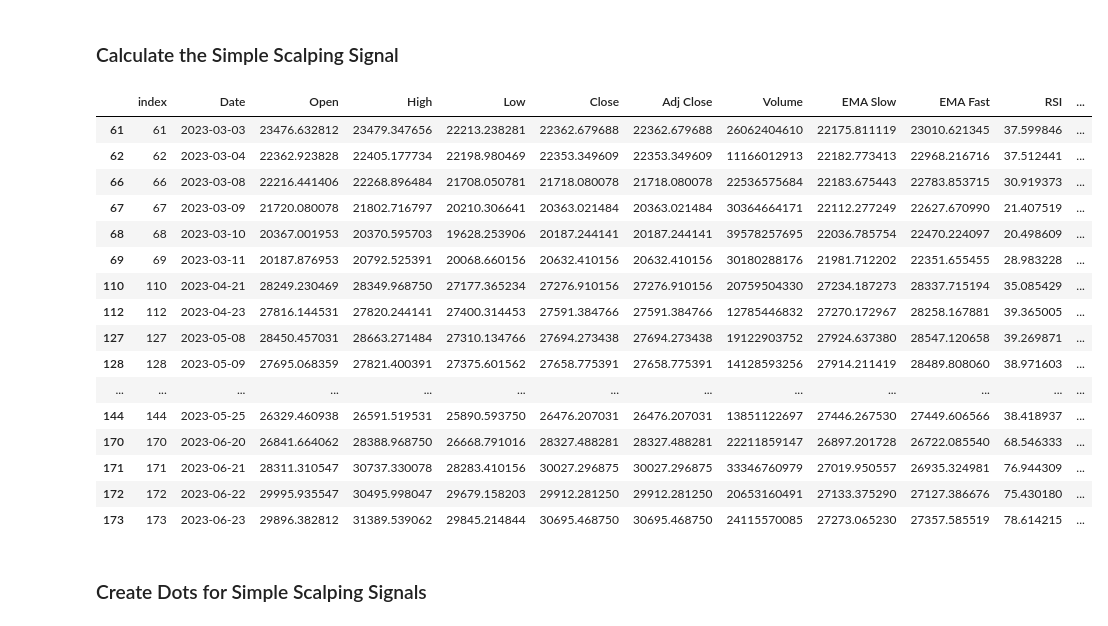
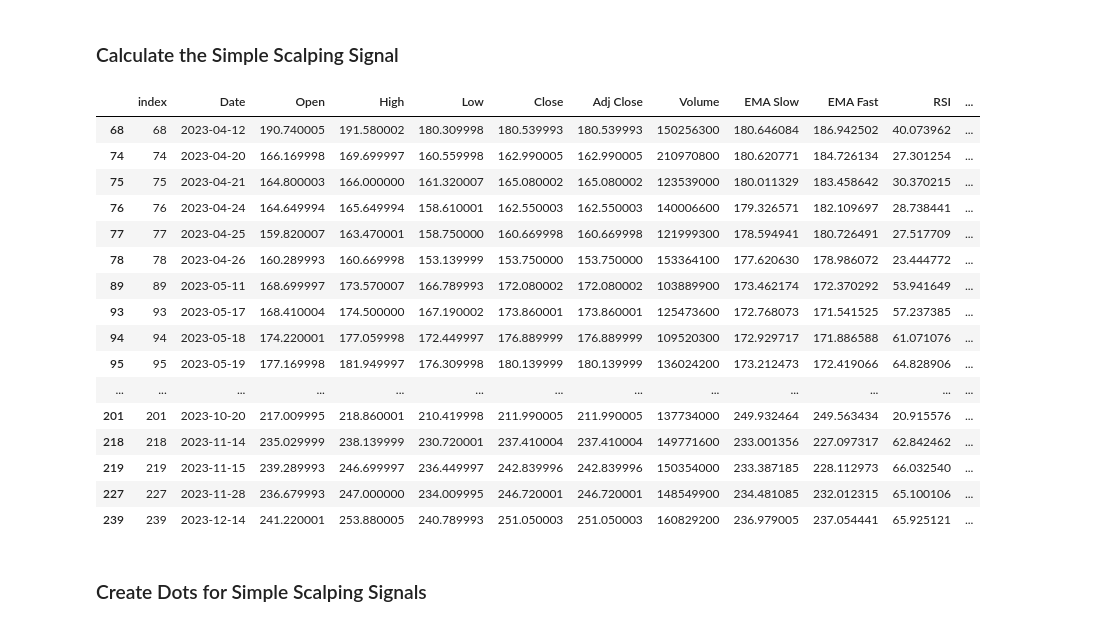
Before and after one commit to mariotoffia/pytrading, a Jupyter notebook: simple_scalping.ipynb, the cells around one changed output. Saved outputs shown, nothing was run; the diff lists cells and outputs as text; code cells hidden in the pictures.

```diff
--- a/simple_scalping.ipynb
+++ b/simple_scalping.ipynb
@@ -13,9 +13,9 @@ from tqdm import tqdm
 # %% [markdown]
 ### Overarching Constants
 # %%
-ticker = 'BTC-USD'
+ticker = 'TSLA'
 start = '2023-01-01'
-end = '2023-12-31'
+end = '2024-01-01'
 interval = '1d'
 
 columns_open = 'Open'
@@ -27,7 +27,11 @@ columns_rsi = 'RSI'
 columns_ema_slow = 'EMA Slow' # Need to change function calls below if change this one
 columns_ema_fast = 'EMA Fast' # Need to change function calls below if change this one
 columns_atr = 'ATR'
+column_signal_ema = 'EMA Signal'
 columns_simple_scalp = 'Simple Scalp'
+
+refresh_cache=False
+back_candle_length = 7
 # %% [markdown]
 ### Make sure we have some data to work with
 # %%
@@ -45,7 +65,7 @@ df[columns_ema_fast] = ta.ema(df[columns_close], length=30)
 df[columns_rsi] = ta.rsi(df[columns_close], length=10)
 
 # Average True Range (or Volatility) - help to define stop loss / take profit distance
-df[columns_atr] = ta.atr(df[columns_high], df[columns_low], df[columns_close], length=7)
+df[columns_atr] = ta.atr(df[columns_high], df[columns_low], df[columns_close], length=back_candle_length)
 
 # Bollinger bands
 df=df.join(ta.bbands(df[columns_close], length=15, std=1.5))
@@ -60,8 +80,8 @@ tqdm.pandas()
 df.reset_index(inplace=True)
 
 # row.name is the index of the row -> 'Date' column
-df['EMA Signal'] = df.progress_apply(
-  lambda row: ema.two_above_or_below(df, row.name, 7) if row.name >= 20 else 0,
+df[column_signal_ema] = df.progress_apply(
+  lambda row: ema.two_above_or_below(df, row.name, back_candle_length),
   axis=1
 )
 
@@ -70,28 +90,28 @@ df['EMA Signal'] = df.progress_apply(
 ### Calculate the Simple Scalping Signal
 # %%
 df[columns_simple_scalp] = df.progress_apply(
-  lambda row: simple_scalping.simple_signal(df, row.name, 7), axis=1
+  lambda row: simple_scalping.simple_signal(df, row.name, back_candle_length), axis=1
 )
 
-#df[df['Simple Scalp'] != 0].head(20)
+df[df['Simple Scalp'] != 0].head(200)
 # %% [output]
 |  | index | Date | Open | High | Low | Close | Adj Close | Volume | EMA Slow | EMA Fast | RSI | ... |
-| 61 | 61 | 2023-03-03 | 23476.632812 | 23479.347656 | 22213.238281 | 22362.679688 | 22362.679688 | 26062404610 | 22175.811119 | 23010.621345 | 37.599846 | ... |
-| 62 | 62 | 2023-03-04 | 22362.923828 | 22405.177734 | 22198.980469 | 22353.349609 | 22353.349609 | 11166012913 | 22182.773413 | 22968.216716 | 37.512441 | ... |
-| 66 | 66 | 2023-03-08 | 22216.441406 | 22268.896484 | 21708.050781 | 21718.080078 | 21718.080078 | 22536575684 | 22183.675443 | 22783.853715 | 30.919373 | ... |
-| 67 | 67 | 2023-03-09 | 21720.080078 | 21802.716797 | 20210.306641 | 20363.021484 | 20363.021484 | 30364664171 | 22112.277249 | 22627.670990 | 21.407519 | ... |
-| 68 | 68 | 2023-03-10 | 20367.001953 | 20370.595703 | 19628.253906 | 20187.244141 | 20187.244141 | 39578257695 | 22036.785754 | 22470.224097 | 20.498609 | ... |
-| 69 | 69 | 2023-03-11 | 20187.876953 | 20792.525391 | 20068.660156 | 20632.410156 | 20632.410156 | 30180288176 | 21981.712202 | 22351.655455 | 28.983228 | ... |
-| 110 | 110 | 2023-04-21 | 28249.230469 | 28349.968750 | 27177.365234 | 27276.910156 | 27276.910156 | 20759504330 | 27234.187273 | 28337.715194 | 35.085429 | ... |
-| 112 | 112 | 2023-04-23 | 27816.144531 | 27820.244141 | 27400.314453 | 27591.384766 | 27591.384766 | 12785446832 | 27270.172967 | 28258.167881 | 39.365005 | ... |
-| 127 | 127 | 2023-05-08 | 28450.457031 | 28663.271484 | 27310.134766 | 27694.273438 | 27694.273438 | 19122903752 | 27924.637380 | 28547.120658 | 39.269871 | ... |
-| 128 | 128 | 2023-05-09 | 27695.068359 | 27821.400391 | 27375.601562 | 27658.775391 | 27658.775391 | 14128593256 | 27914.211419 | 28489.808060 | 38.971603 | ... |
+| 68 | 68 | 2023-04-12 | 190.740005 | 191.580002 | 180.309998 | 180.539993 | 180.539993 | 150256300 | 180.646084 | 186.942502 | 40.073962 | ... |
+| 74 | 74 | 2023-04-20 | 166.169998 | 169.699997 | 160.559998 | 162.990005 | 162.990005 | 210970800 | 180.620771 | 184.726134 | 27.301254 | ... |
+| 75 | 75 | 2023-04-21 | 164.800003 | 166.000000 | 161.320007 | 165.080002 | 165.080002 | 123539000 | 180.011329 | 183.458642 | 30.370215 | ... |
+| 76 | 76 | 2023-04-24 | 164.649994 | 165.649994 | 158.610001 | 162.550003 | 162.550003 | 140006600 | 179.326571 | 182.109697 | 28.738441 | ... |
+| 77 | 77 | 2023-04-25 | 159.820007 | 163.470001 | 158.750000 | 160.669998 | 160.669998 | 121999300 | 178.594941 | 180.726491 | 27.517709 | ... |
+| 78 | 78 | 2023-04-26 | 160.289993 | 160.669998 | 153.139999 | 153.750000 | 153.750000 | 153364100 | 177.620630 | 178.986072 | 23.444772 | ... |
+| 89 | 89 | 2023-05-11 | 168.699997 | 173.570007 | 166.789993 | 172.080002 | 172.080002 | 103889900 | 173.462174 | 172.370292 | 53.941649 | ... |
+| 93 | 93 | 2023-05-17 | 168.410004 | 174.500000 | 167.190002 | 173.860001 | 173.860001 | 125473600 | 172.768073 | 171.541525 | 57.237385 | ... |
+| 94 | 94 | 2023-05-18 | 174.220001 | 177.059998 | 172.449997 | 176.889999 | 176.889999 | 109520300 | 172.929717 | 171.886588 | 61.071076 | ... |
+| 95 | 95 | 2023-05-19 | 177.169998 | 181.949997 | 176.309998 | 180.139999 | 180.139999 | 136024200 | 173.212473 | 172.419066 | 64.828906 | ... |
 | ... | ... | ... | ... | ... | ... | ... | ... | ... | ... | ... | ... | ... |
-| 144 | 144 | 2023-05-25 | 26329.460938 | 26591.519531 | 25890.593750 | 26476.207031 | 26476.207031 | 13851122697 | 27446.267530 | 27449.606566 | 38.418937 | ... |
-| 170 | 170 | 2023-06-20 | 26841.664062 | 28388.968750 | 26668.791016 | 28327.488281 | 28327.488281 | 22211859147 | 26897.201728 | 26722.085540 | 68.546333 | ... |
-| 171 | 171 | 2023-06-21 | 28311.310547 | 30737.330078 | 28283.410156 | 30027.296875 | 30027.296875 | 33346760979 | 27019.950557 | 26935.324981 | 76.944309 | ... |
-| 172 | 172 | 2023-06-22 | 29995.935547 | 30495.998047 | 29679.158203 | 29912.281250 | 29912.281250 | 20653160491 | 27133.375290 | 27127.386676 | 75.430180 | ... |
-| 173 | 173 | 2023-06-23 | 29896.382812 | 31389.539062 | 29845.214844 | 30695.468750 | 30695.468750 | 24115570085 | 27273.065230 | 27357.585519 | 78.614215 | ... |
+| 201 | 201 | 2023-10-20 | 217.009995 | 218.860001 | 210.419998 | 211.990005 | 211.990005 | 137734000 | 249.932464 | 249.563434 | 20.915576 | ... |
+| 218 | 218 | 2023-11-14 | 235.029999 | 238.139999 | 230.720001 | 237.410004 | 237.410004 | 149771600 | 233.001356 | 227.097317 | 62.842462 | ... |
+| 219 | 219 | 2023-11-15 | 239.289993 | 246.699997 | 236.449997 | 242.839996 | 242.839996 | 150354000 | 233.387185 | 228.112973 | 66.032540 | ... |
+| 227 | 227 | 2023-11-28 | 236.679993 | 247.000000 | 234.009995 | 246.720001 | 246.720001 | 148549900 | 234.481085 | 232.012315 | 65.100106 | ... |
+| 239 | 239 | 2023-12-14 | 241.220001 | 253.880005 | 240.789993 | 251.050003 | 251.050003 | 160829200 | 236.979005 | 237.054441 | 65.925121 | ... |
 # %% [markdown]
 ### Create Dots for Simple Scalping Signals
 # %%
```
Also changed, not shown: parts of 3 cells of this notebook.
